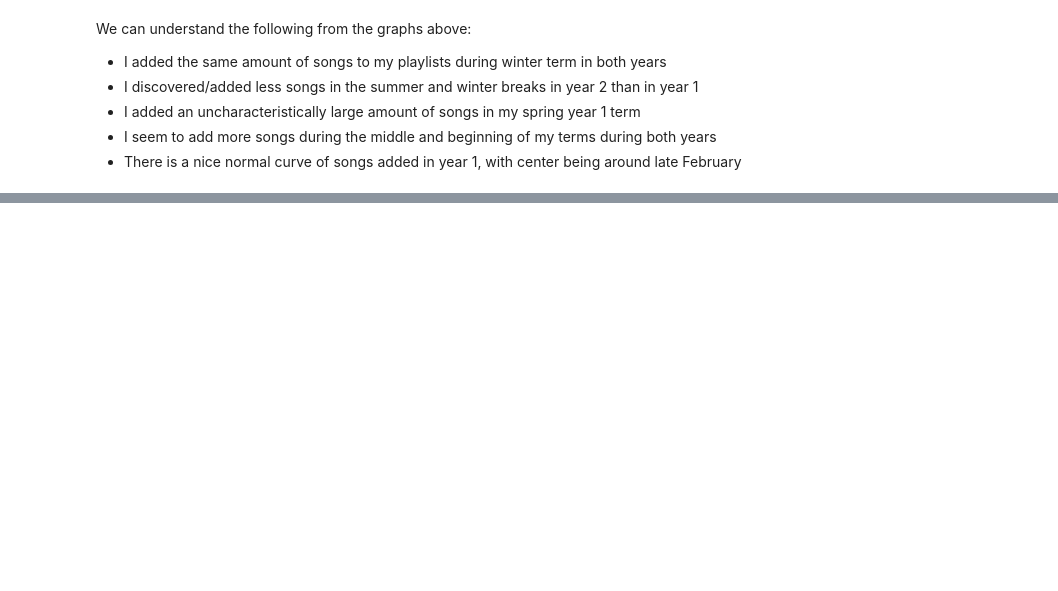
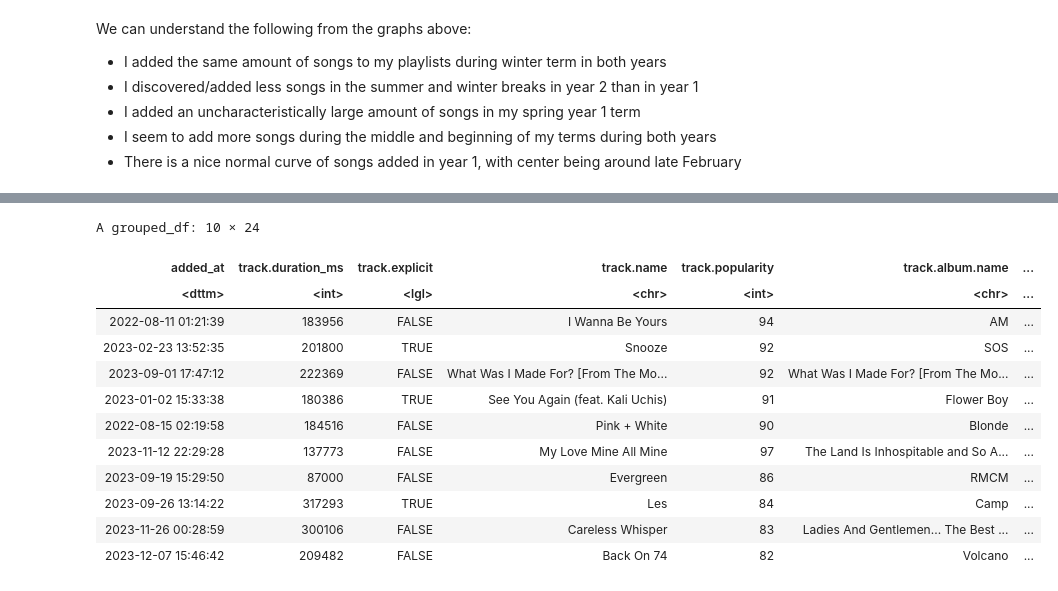
Before and after one commit to aadetritawara/spotify-analysis, a Jupyter notebook: Spotify_Analysis.ipynb, the cells around one changed output, grey strips where cells are left out. Cells and saved outputs as stored; diff of their text form; code cells hidden in the pictures; blank space fills up the shorter version.

```diff
--- a/Spotify_Analysis.ipynb
+++ b/Spotify_Analysis.ipynb
@@ -316,0 +387,22 @@ for (variable in numeric_columns) {
+# %%
+# Most played/popular songs each year
+
+favorite_songs <- combined_playlists |> group_by(playlist) |>
+                    slice_max(track.popularity, n = 5)
+
+
+favorite_songs
+# %% [output]
+A grouped_df: 10 × 24
+| added_at | track.duration_ms | track.explicit | track.name | track.popularity | track.album.name | ... |
+| <dttm> | <int> | <lgl> | <chr> | <int> | <chr> | ... |
+| 2022-08-11 01:21:39 | 183956 | FALSE | I Wanna Be Yours | 94 | AM | ... |
+| 2023-02-23 13:52:35 | 201800 | TRUE | Snooze | 92 | SOS | ... |
+| 2023-09-01 17:47:12 | 222369 | FALSE | What Was I Made For? [From The Mo... | 92 | What Was I Made For? [From The Mo... | ... |
+| 2023-01-02 15:33:38 | 180386 | TRUE | See You Again (feat. Kali Uchis) | 91 | Flower Boy | ... |
+| 2022-08-15 02:19:58 | 184516 | FALSE | Pink + White | 90 | Blonde | ... |
+| 2023-11-12 22:29:28 | 137773 | FALSE | My Love Mine All Mine | 97 | The Land Is Inhospitable and So A... | ... |
+| 2023-09-19 15:29:50 | 87000 | FALSE | Evergreen | 86 | RMCM | ... |
+| 2023-09-26 13:14:22 | 317293 | TRUE | Les | 84 | Camp | ... |
+| 2023-11-26 00:28:59 | 300106 | FALSE | Careless Whisper | 83 | Ladies And Gentlemen... The Best ... | ... |
+| 2023-12-07 15:46:42 | 209482 | FALSE | Back On 74 | 82 | Volcano | ... |
```
Also changed, not shown: parts of 11 cells of this notebook.
